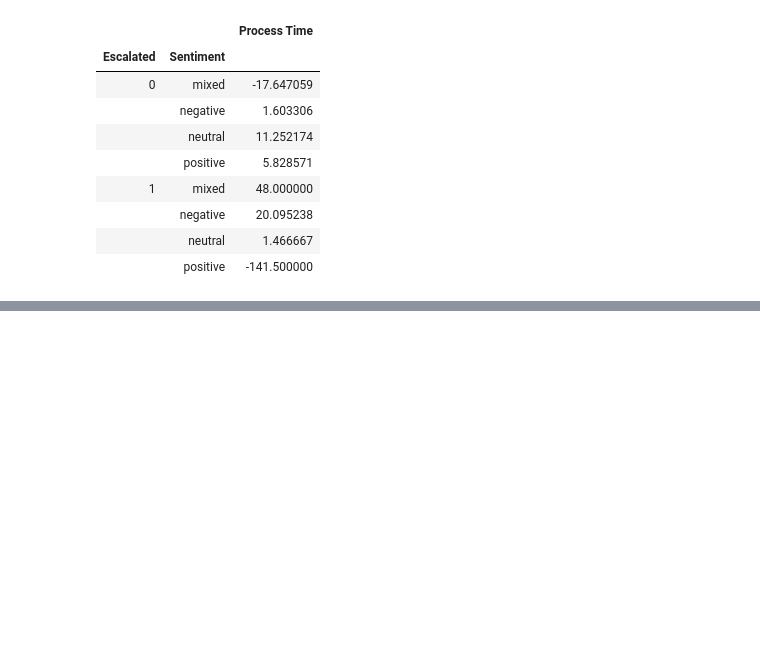
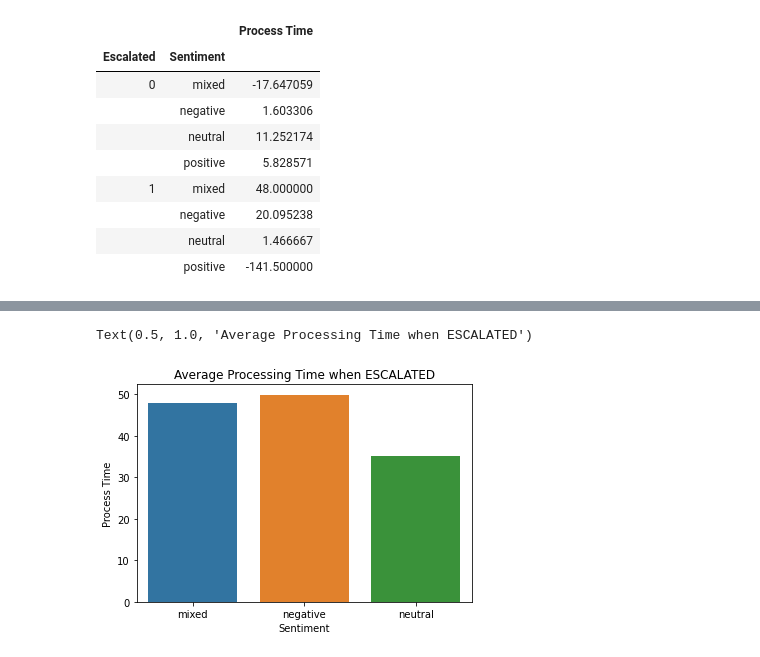
Before and after one commit to arag1/microsoftxpieDatathon, a Jupyter notebook: Scripts/AnuragEDANotebookPartOne.ipynb, the cells around one changed output, grey strips where cells are left out. Drawn from its saved outputs; the diff is of its cells as text; code cells hidden in the pictures; blank space fills up the shorter version.

```diff
--- a/Scripts/AnuragEDANotebookPartOne.ipynb
+++ b/Scripts/AnuragEDANotebookPartOne.ipynb
@@ -181,0 +171,6 @@ data.to_csv("data_with_sentiment.csv", index=False)
+# %%
+sns.barplot('Sentiment', 'Process Time', data=b)
+plt.title('Average Processing Time when ESCALATED')
+# %% [output]
+Text(0.5, 1.0, 'Average Processing Time when ESCALATED')
+[figure, added]
```
Also changed, not shown: parts of 18 cells of this notebook.
